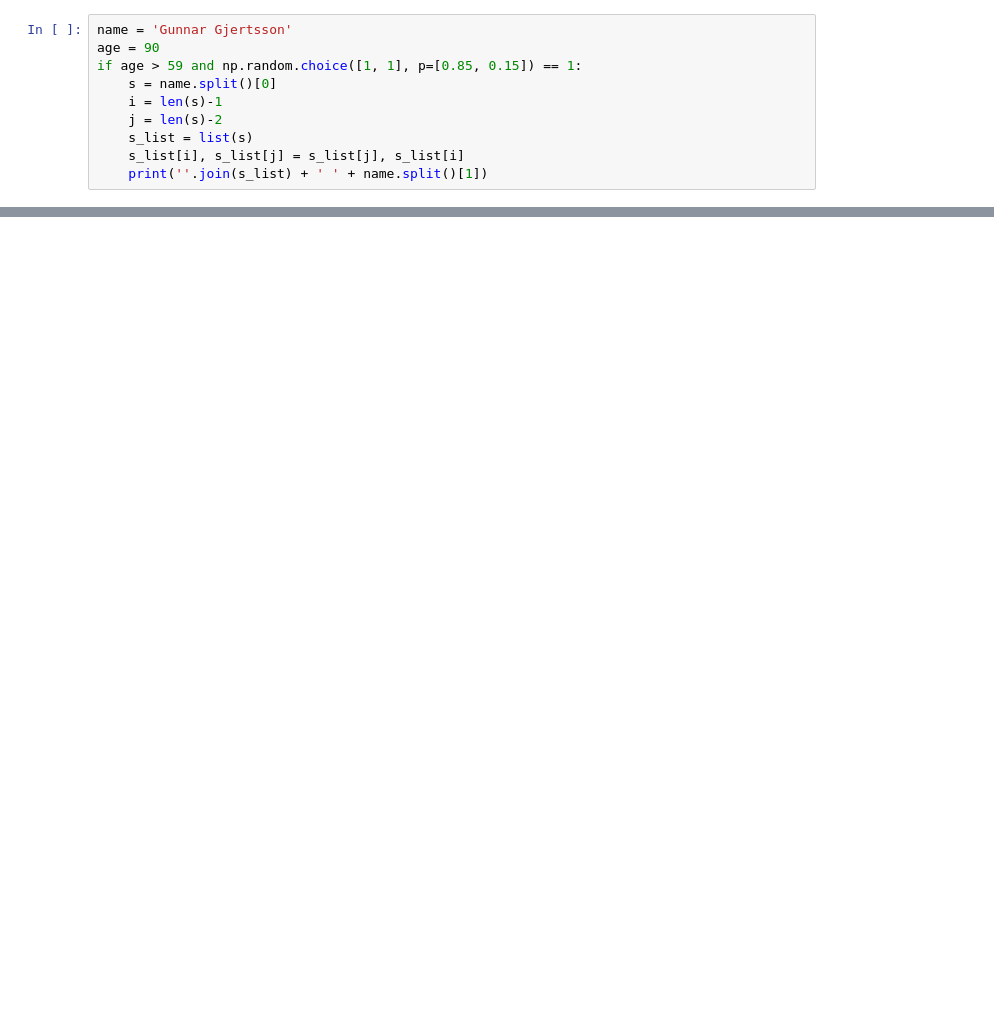
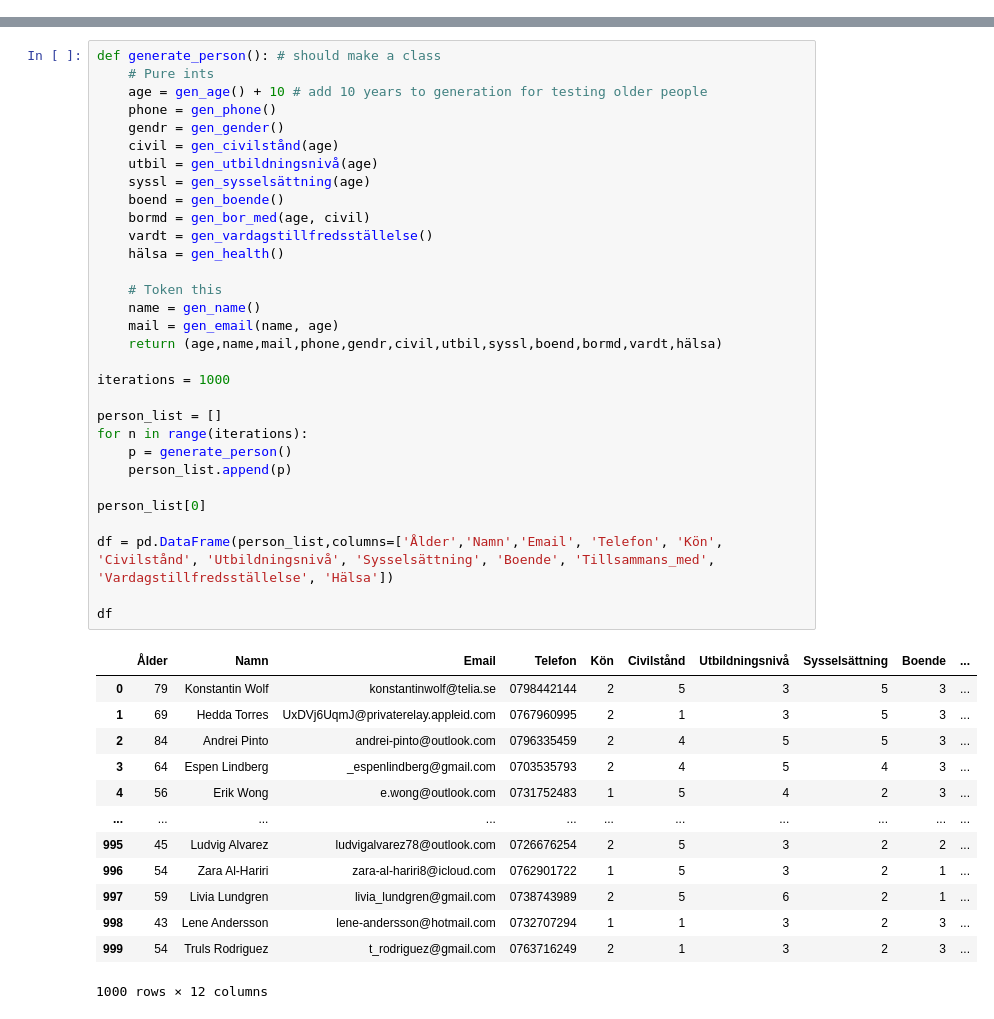
Before and after one commit to wlinds/statistics, a Jupyter notebook: Health/main.ipynb, the cells around one changed output, grey strips where cells are left out. Drawn from its saved outputs; the diff is of its cells as text; blank space fills up the shorter version.

Commit message:
cleanup, bug fix, reduce nb gender occurance

```diff
--- a/Health/main.ipynb
+++ b/Health/main.ipynb
@@ -311,10 +255,0 @@ last_name_gpt_mena = ["Al-Saud", "Al-Shaikh", "Al-Maktoum", "Al-Sabah", "Al-Than
-# %%
-name = 'Gunnar Gjertsson'
-age = 90
-if age > 59 and np.random.choice([1, 1], p=[0.85, 0.15]) == 1:
-    s = name.split()[0]
-    i = len(s)-1
-    j = len(s)-2
-    s_list = list(s)
-    s_list[i], s_list[j] = s_list[j], s_list[i]
-    print(''.join(s_list) + ' ' + name.split()[1])
@@ -386 +296,46 @@ a
+# %%
+def generate_person(): # should make a class
+    # Pure ints
+    age = gen_age() + 10 # add 10 years to generation for testing older people
+    phone = gen_phone()
+    gendr = gen_gender()
+    civil = gen_civilstånd(age)
+    utbil = gen_utbildningsnivå(age)
+    syssl = gen_sysselsättning(age)
+    boend = gen_boende()
+    bormd = gen_bor_med(age, civil)
+    vardt = gen_vardagstillfredsställelse()
+    hälsa = gen_health()
+
+    # Token this
+    name = gen_name()
+    mail = gen_email(name, age)
+    return (age,name,mail,phone,gendr,civil,utbil,syssl,boend,bormd,vardt,hälsa)
+
+iterations = 1000
+
+person_list = []
+for n in range(iterations):
+    p = generate_person()
+    person_list.append(p)
+
+person_list[0]
+
+df = pd.DataFrame(person_list,columns=['Ålder','Namn','Email', 'Telefon', 'Kön', 'Civilstånd', 'Utbildningsnivå', 'Sysselsättning', 'Boende', 'Tillsammans_med', 'Vardagstillfredsställelse', 'Hälsa'])
+
+df
+# %% [output]
+|  | Ålder | Namn | Email | Telefon | Kön | Civilstånd | Utbildningsnivå | Sysselsättning | Boende | ... |
+| 0 | 79 | Konstantin Wolf | konstantinwolf@telia.se | 0798442144 | 2 | 5 | 3 | 5 | 3 | ... |
+| 1 | 69 | Hedda Torres | UxDVj6UqmJ@privaterelay.appleid.com | 0767960995 | 2 | 1 | 3 | 5 | 3 | ... |
+| 2 | 84 | Andrei Pinto | andrei-pinto@outlook.com | 0796335459 | 2 | 4 | 5 | 5 | 3 | ... |
+| 3 | 64 | Espen Lindberg | _espenlindberg@gmail.com | 0703535793 | 2 | 4 | 5 | 4 | 3 | ... |
+| 4 | 56 | Erik Wong | e.wong@outlook.com | 0731752483 | 1 | 5 | 4 | 2 | 3 | ... |
+| ... | ... | ... | ... | ... | ... | ... | ... | ... | ... | ... |
+| 995 | 45 | Ludvig Alvarez | ludvigalvarez78@outlook.com | 0726676254 | 2 | 5 | 3 | 2 | 2 | ... |
+| 996 | 54 | Zara Al-Hariri | zara-al-hariri8@icloud.com | 0762901722 | 1 | 5 | 3 | 2 | 1 | ... |
+| 997 | 59 | Livia Lundgren | livia_lundgren@gmail.com | 0738743989 | 2 | 5 | 6 | 2 | 1 | ... |
+| 998 | 43 | Lene Andersson | lene-andersson@hotmail.com | 0732707294 | 1 | 1 | 3 | 2 | 3 | ... |
+| 999 | 54 | Truls Rodriguez | t_rodriguez@gmail.com | 0763716249 | 2 | 1 | 3 | 2 | 3 | ... |
+1000 rows × 12 columns
 # %%
```
Also changed, not shown: parts of 23 cells of this notebook.
